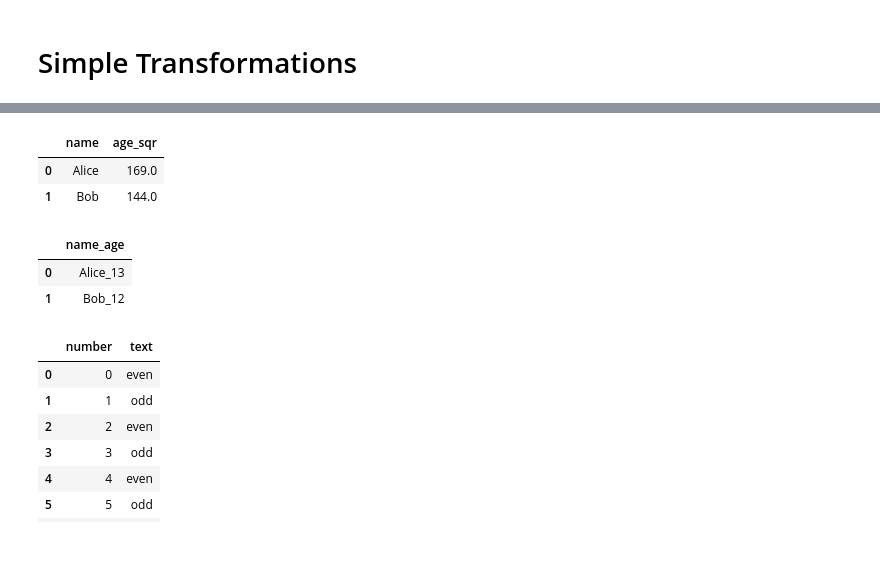
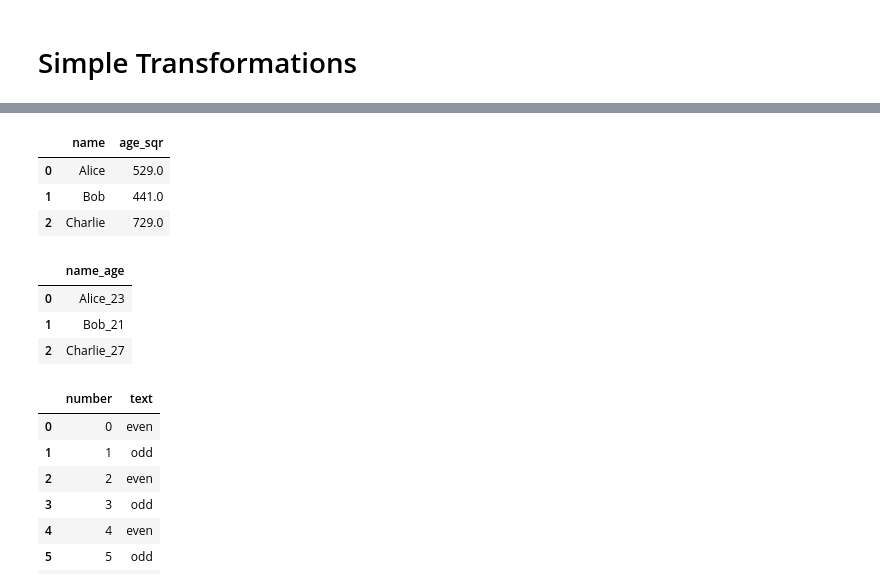
Before and after one commit to dimajix/spark-training, a Jupyter notebook: jupyter-pyspark/PySpark DataFrame Snippets.ipynb, the cells around one changed output, grey strips where cells are left out. Saved outputs shown, nothing was run; the diff lists cells and outputs as text; code cells hidden in the pictures; blank space fills up the shorter version.

```diff
--- a/jupyter-pyspark/PySpark DataFrame Snippets.ipynb
+++ b/jupyter-pyspark/PySpark DataFrame Snippets.ipynb
@@ -47,0 +50,2 @@ print df.collect()
+# %%
+persons = sqlContext.read.json("persons.json")
@@ -106,29 +121,29 @@ result.toPandas()
 # %%
 from pyspark.sql.functions import *
 
-df = sqlContext.createDataFrame([('Alice', 13), ('Bob', 12)], ['name', 'age'])
-result = df.select(df.name, (df.age**2).alias('age_sqr'))
+result = persons.select(persons.name, (persons.age**2).alias('age_sqr'))
 result.toPandas()
 # %% [output]
 |  | name | age_sqr |
-| 0 | Alice | 169.0 |
-| 1 | Bob | 144.0 |
+| 0 | Alice | 529.0 |
+| 1 | Bob | 441.0 |
+| 2 | Charlie | 729.0 |
 # %%
 from pyspark.sql.functions import *
 
-df = sqlContext.createDataFrame([('Alice', 13), ('Bob', 12)], ['name', 'age'])
-result = df.select(
+result = persons.select(
         concat(
-            df.name,
+            persons.name,
             lit('_'),
-            df.age.cast('string')
+            persons.age.cast('string')
         ).alias('name_age')
     )
 result.toPandas()
 # %% [output]
 |  | name_age |
-| 0 | Alice_13 |
-| 1 | Bob_12 |
+| 0 | Alice_23 |
+| 1 | Bob_21 |
+| 2 | Charlie_27 |
 # %%
 from pyspark.sql.functions import *
 
```
Also changed, not shown: parts of 37 cells of this notebook, 3 other files.
